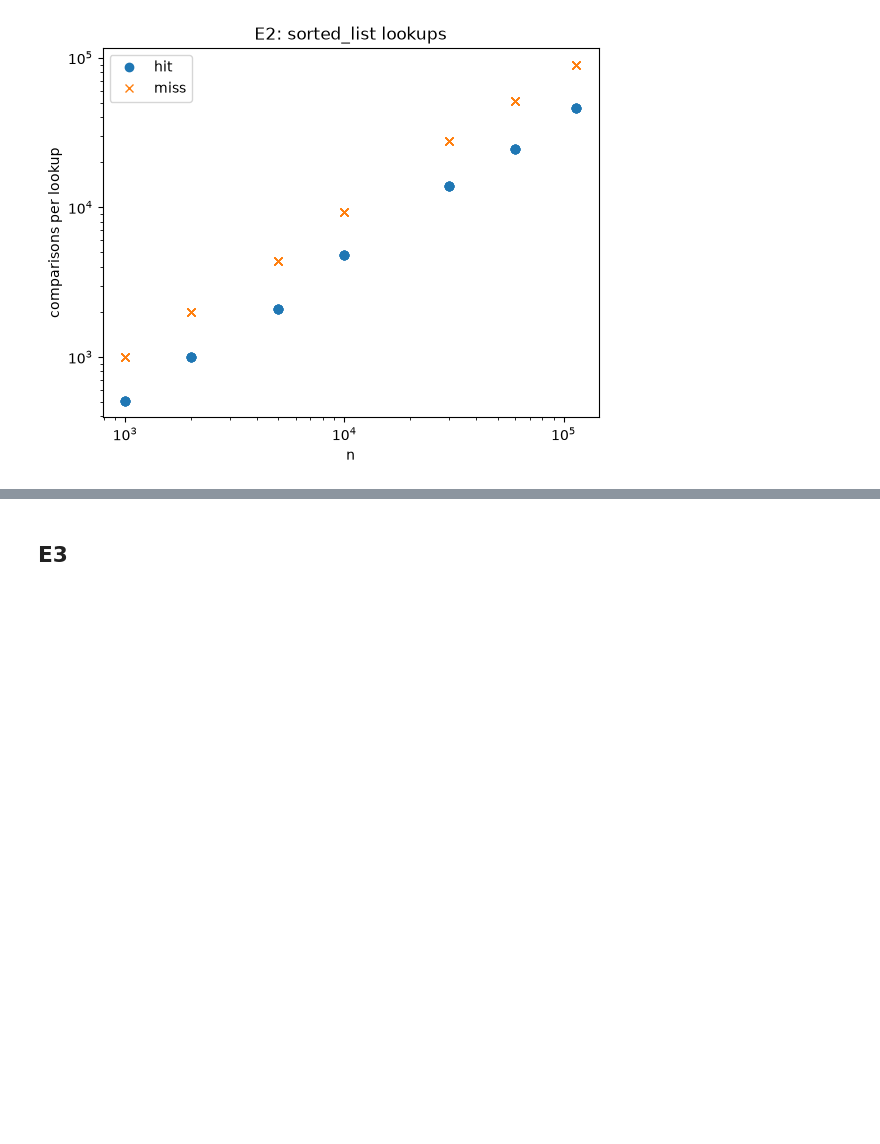
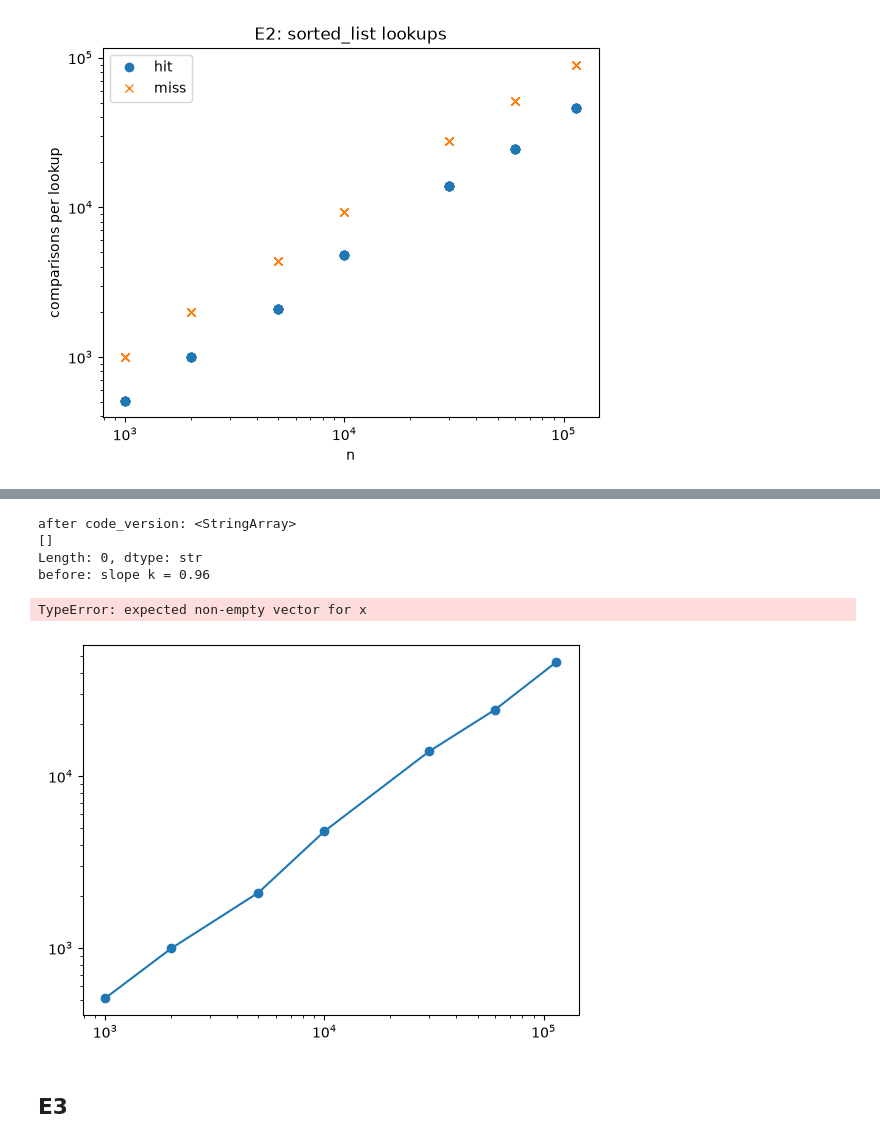
Before and after one commit to neildevnani/Project_1_DS4300, a Jupyter notebook: analysis/sorted_analysis.ipynb, the cells around one changed output, grey strips where cells are left out. Cells and saved outputs as stored; diff of their text form; code cells hidden in the pictures; blank space fills up the shorter version.

```diff
--- a/analysis/sorted_analysis.ipynb
+++ b/analysis/sorted_analysis.ipynb
@@ -38,3 +106,31 @@ plt.show()
+# %%
+AFTER_SESSION = "PUT_SESSION_ID_HERE"   # session of the fixed-code run
+
+e2_after = e2_all[(e2_all['session_id'] == AFTER_SESSION) &
+                  (e2_all['index_type'] == 'sorted_list')]
+print("after code_version:", e2_after['code_version'].unique())
+
+after_tbl = per_lookup(e2_after)
+
+for label, tbl in [('before', sl_before), ('after', after_tbl)]:
+    d = tbl[tbl['operation'] == 'point_hit']
+    plt.loglog(d['n_keys'], d['comp_per_op'], 'o-', label=label)
+    k, _ = np.polyfit(np.log(d['n_keys']), np.log(d['comp_per_op']), 1)
+    print(f"{label}: slope k = {k:.2f}")
+
+plt.loglog(n, np.log2(n), '--', label=r'$\log_2 n$')
+plt.xlabel('n')
+plt.ylabel('comparisons per lookup')
+plt.title('E2: sorted_list point hits, before vs after fix')
+plt.legend()
+plt.show()
+# %% [output]
+after code_version: <StringArray>
+[]
+Length: 0, dtype: str
+before: slope k = 0.96
+TypeError: expected non-empty vector for x
+[figure, added]
 # %% [markdown]
 ## E3
 # %%
```
Also changed, not shown: parts of 5 cells of this notebook, 5 other files.
